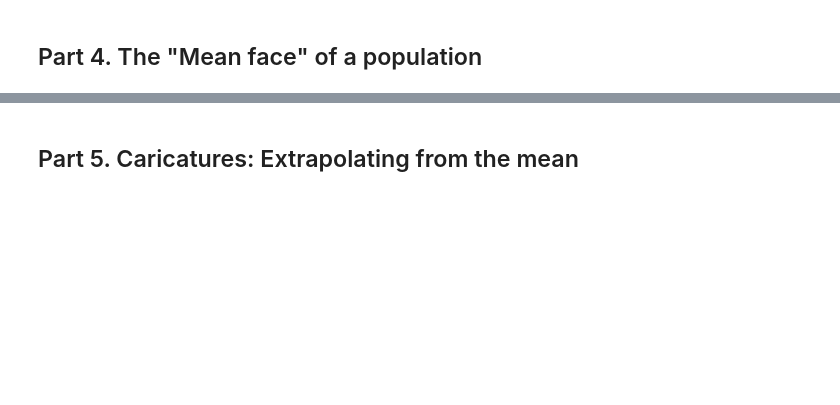
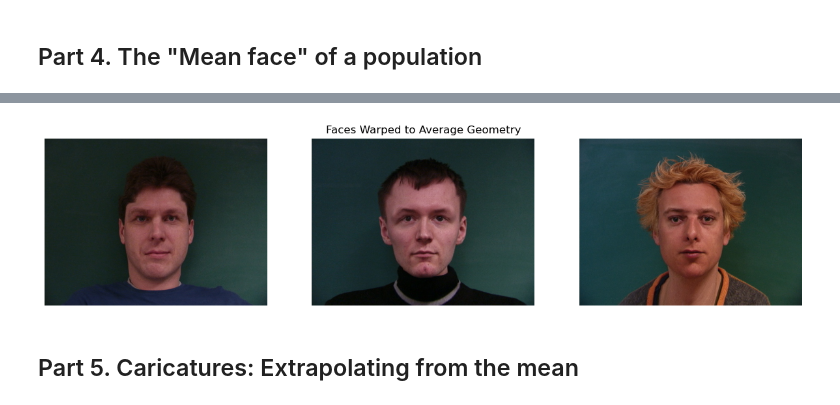
Before and after one commit to filipbagen/cs-180, a Jupyter notebook: p3-face-morphing/code/main.ipynb, the cells around one changed output, grey strips where cells are left out. Saved outputs shown, nothing was run; the diff lists cells and outputs as text; code cells hidden in the pictures; blank space fills up the shorter version.

```diff
--- a/p3-face-morphing/code/main.ipynb
+++ b/p3-face-morphing/code/main.ipynb
@@ -515,3 +498,29 @@ plt.show()
+# %%
+# Warp the images to the average landmarks
+face_to_avg_2 = morph_to_average_shape(images[2], normalized_landmarks[2], average_landmark, images[2].shape)
+face_to_avg_3 = morph_to_average_shape(images[13], normalized_landmarks[13], average_landmark, images[13].shape)
+face_to_avg_4 = morph_to_average_shape(images[21], normalized_landmarks[21], average_landmark, images[21].shape)
+
+# Create a figure with 1 row and 3 columns
+fig, axes = plt.subplots(1, 3, figsize=(15, 5))
+
+# Display the first warped image
+axes[0].imshow(face_to_avg_2)
+axes[0].axis('off')
+
+# Display the second warped image
+axes[1].imshow(face_to_avg_3)
+axes[1].set_title("Faces Warped to Average Geometry")
+axes[1].axis('off')
+
+# Display the third warped image
+axes[2].imshow(face_to_avg_4)
+axes[2].axis('off')
+
+# Show the plot
+plt.show()
+# %% [output]
+[figure, added]
 # %% [markdown]
 ## Part 5. Caricatures: Extrapolating from the mean
 # %%
```
Also changed, not shown: parts of 19 cells of this notebook, 13 other files.
